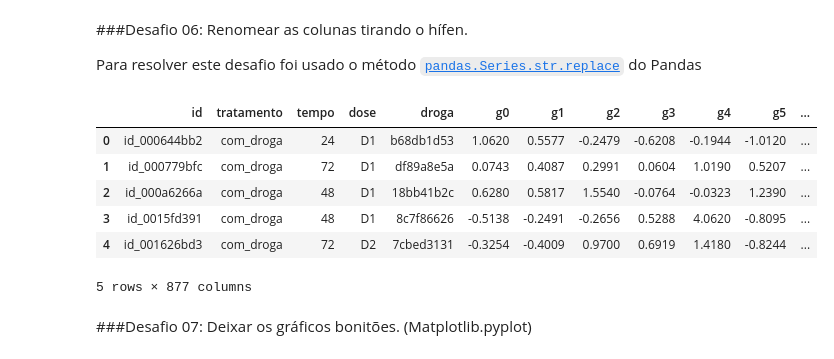
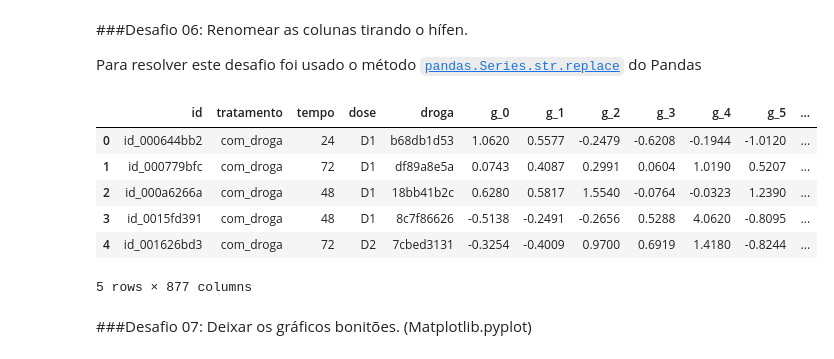
Before and after one commit to Daniel-ASG/3_IMERSAO_DE_DADOS_ALURA, a Jupyter notebook: Aula_01.ipynb, the cells around one changed output. Saved outputs shown, nothing was run; the diff lists cells and outputs as text; code cells hidden in the pictures.

````diff
--- a/Aula_01.ipynb
+++ b/Aula_01.ipynb
@@ -299,10 +299,10 @@
 
 Para resolver este desafio foi usado o método [```pandas.Series.str.replace```](https://pandas.pydata.org/docs/reference/api/pandas.Series.str.replace.html) do Pandas
 # %%
-dados.columns = dados.columns.str.replace('-', '')
+dados.columns = dados.columns.str.replace('-', '_')
 dados.head()
 # %% [output]
-|  | id | tratamento | tempo | dose | droga | g0 | g1 | g2 | g3 | g4 | g5 | ... |
+|  | id | tratamento | tempo | dose | droga | g_0 | g_1 | g_2 | g_3 | g_4 | g_5 | ... |
 | 0 | id_000644bb2 | com_droga | 24 | D1 | b68db1d53 | 1.0620 | 0.5577 | -0.2479 | -0.6208 | -0.1944 | -1.0120 | ... |
 | 1 | id_000779bfc | com_droga | 72 | D1 | df89a8e5a | 0.0743 | 0.4087 | 0.2991 | 0.0604 | 1.0190 | 0.5207 | ... |
 | 2 | id_000a6266a | com_droga | 48 | D1 | 18bb41b2c | 0.6280 | 0.5817 | 1.5540 | -0.0764 | -0.0323 | 1.2390 | ... |
````
Also changed, not shown: parts of 9 cells of this notebook.
